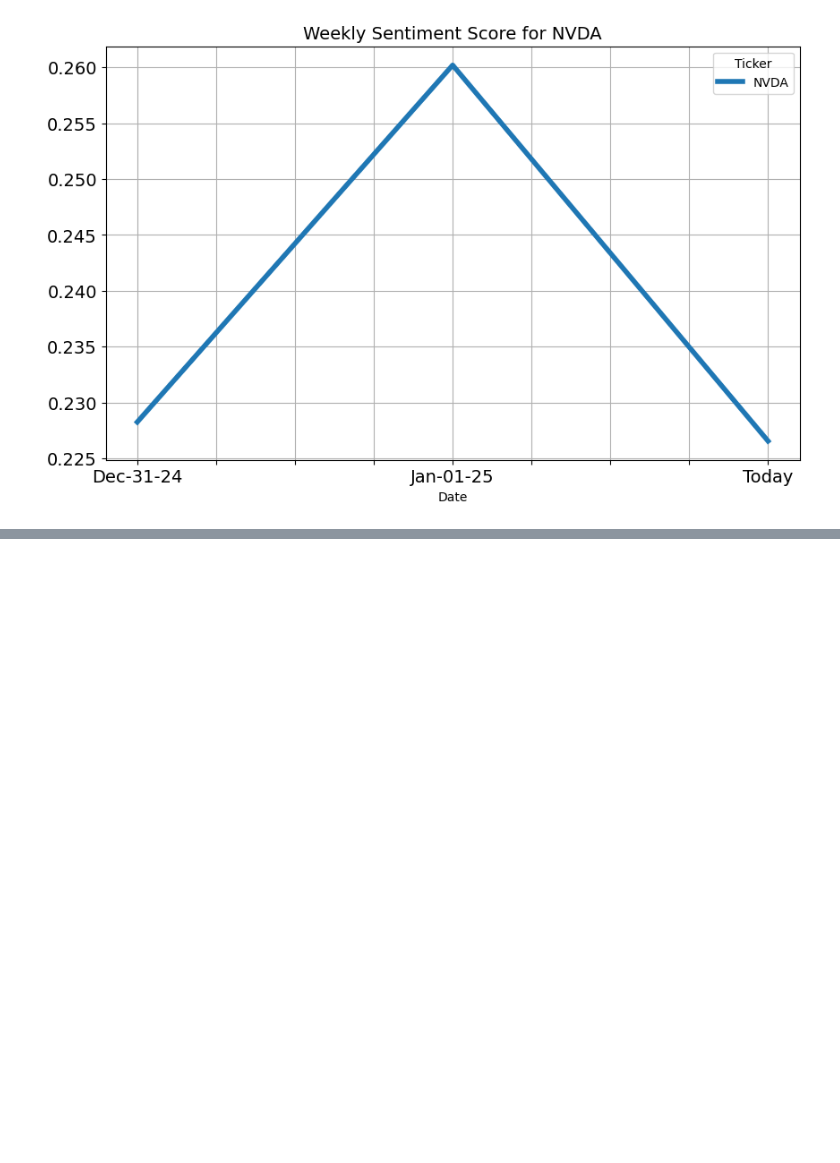
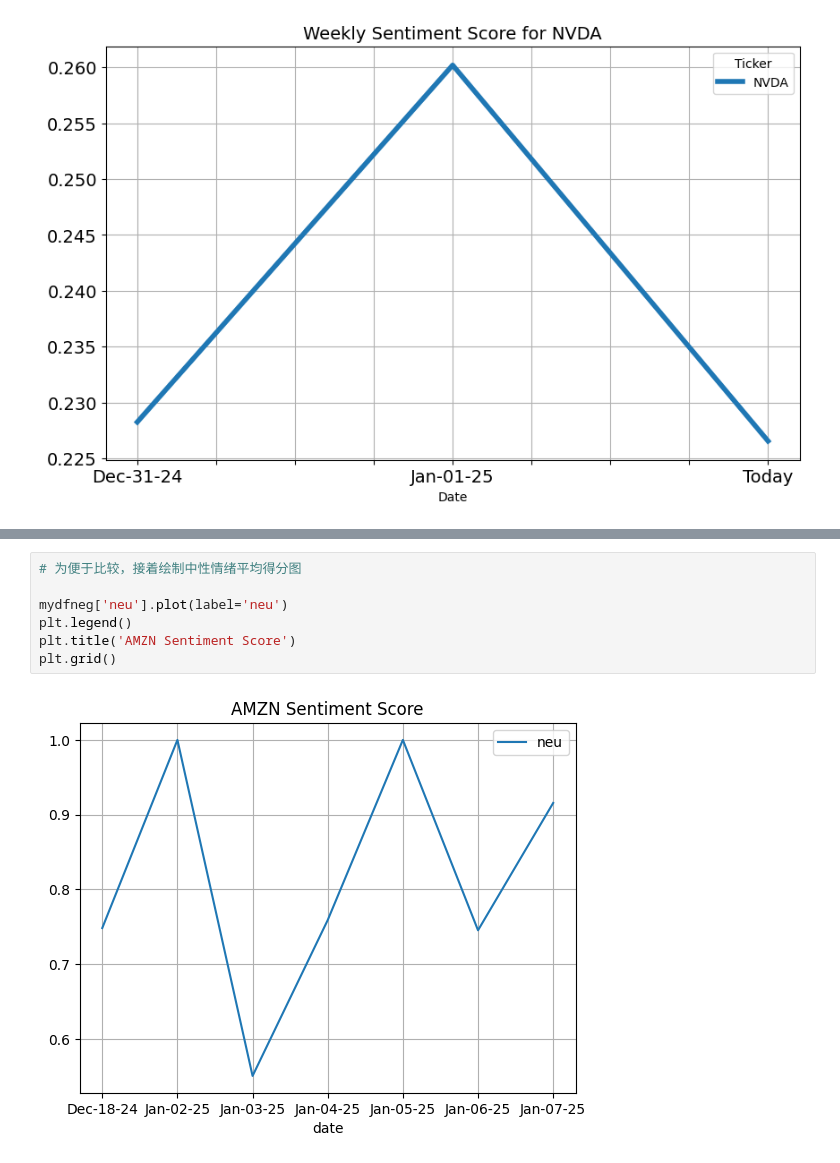
Before and after one commit to weip2008/LearnTorch, a Jupyter notebook: src/NLP_ML1.ipynb, the cells around one changed output, grey strips where cells are left out. Cells and saved outputs as stored; diff of their text form; blank space fills up the shorter version.

```diff
--- a/src/NLP_ML1.ipynb
+++ b/src/NLP_ML1.ipynb
@@ -94,0 +294,9 @@ plt.grid()
+# %%
+# 为便于比较，接着绘制中性情绪平均得分图
+
+mydfneg['neu'].plot(label='neu')
+plt.legend()
+plt.title('AMZN Sentiment Score')
+plt.grid()
+# %% [output]
+[figure, added]
```
Also changed, not shown: parts of 10 cells of this notebook, 10 other files.
